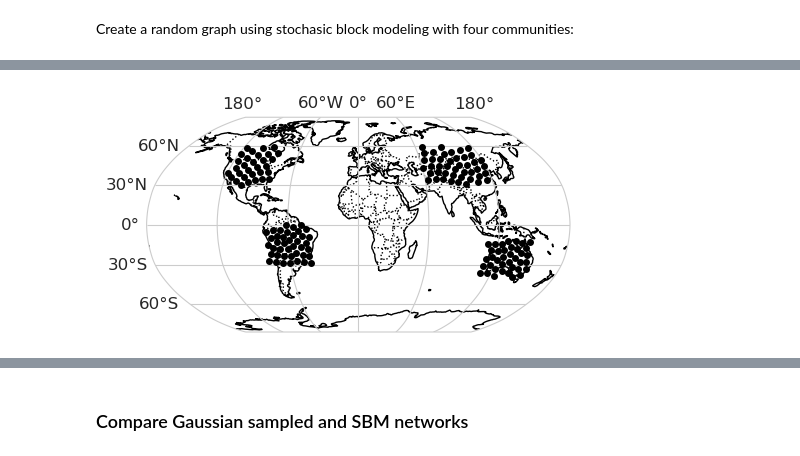
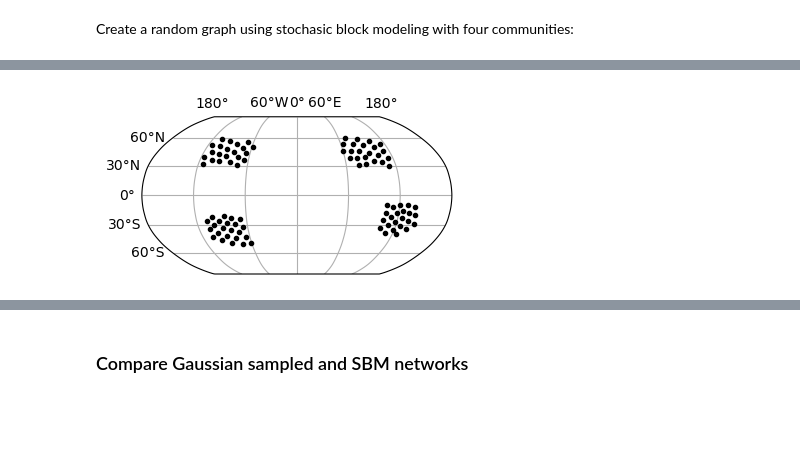
Before and after one commit to jakob-schloer/netcurvature, a Jupyter notebook: bin/toyModel_map.ipynb, the cells around one changed output, grey strips where cells are left out. Cells and saved outputs as stored; diff of their text form; code cells hidden in the pictures; blank space fills up the shorter version.

```diff
--- a/bin/toyModel_map.ipynb
+++ b/bin/toyModel_map.ipynb
@@ -19,8 +19,8 @@ import climnet.plots as cplt
 plt.style.use('paperplot.mplstyle')
 # %%
 # Parameters
-grid_step = 5
-save_folder =False # False or "../outputs/toyModel/"
+grid_step = 7
+save_folder = "../outputs/toyModel/" # False or "../outputs/toyModel/"
 # %%
 # Create Grid
 dist_equator = grid.degree2distance_equator(grid_step)
@@ -122,13 +122,14 @@ Load Dataset: toyData.nc
 Variables in dataset:  x
 # %%
+reload(cplt)
 im = cplt.plot_map(ds, xr.where(ds.ds['x'][0], 1, 1), projection='Robinson', central_longitude=0, vmin=0, vmax=1,
-                   plot_type='points', plt_grid=True, figsize=(5,3), size=4, marker='o', color='k', bar=False)
+                   plot_type='points', plt_grid=True, figsize=(4,3), size=3, marker='o', color='k', bar=False, borders=False)
 im['ax'].set_global()
 
 if save_folder:
-    plt.savefig(save_folder + "/points_on_map.png", bbox_inches='tight')
+    plt.savefig(save_folder + "/points_on_map.svg", bbox_inches='tight')
 # %% [output]
-[figure, old version]
+[figure, new version]
 # %%
 # Create Correlation Climnet
 Net = net.CorrClimNet(ds, corr_method='spearman', significance_test=None,
```
Also changed, not shown: parts of 17 cells of this notebook, 1 other file.
